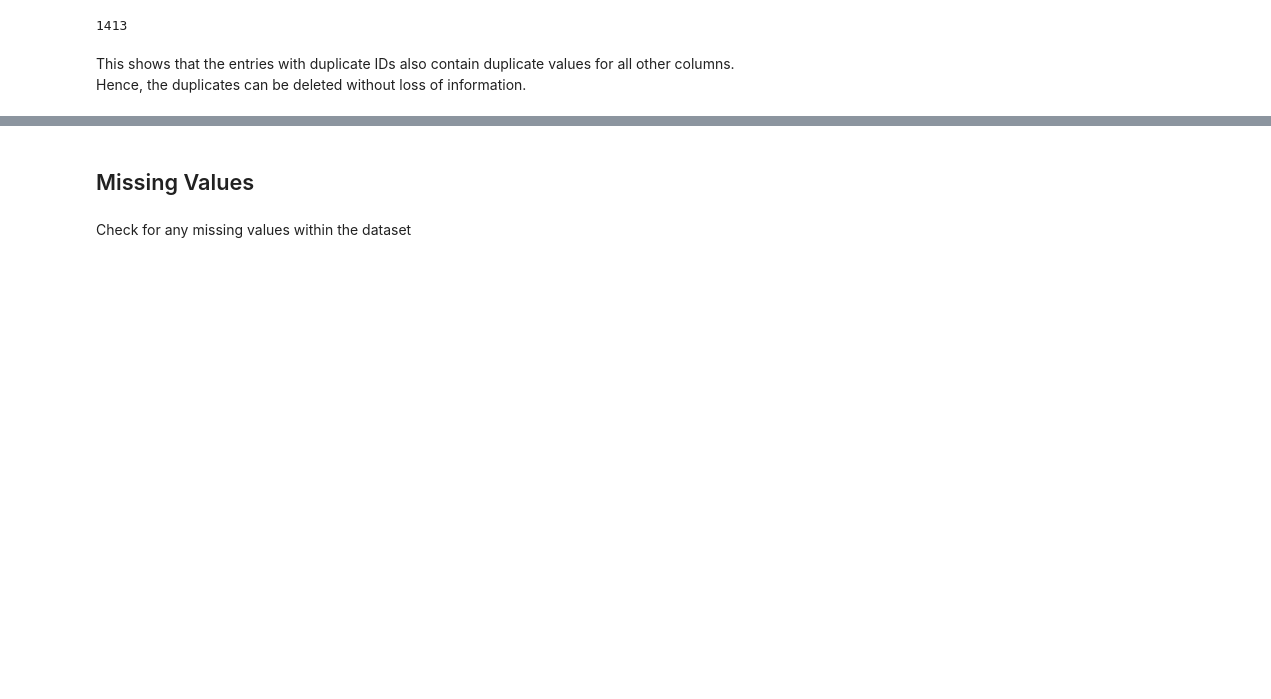
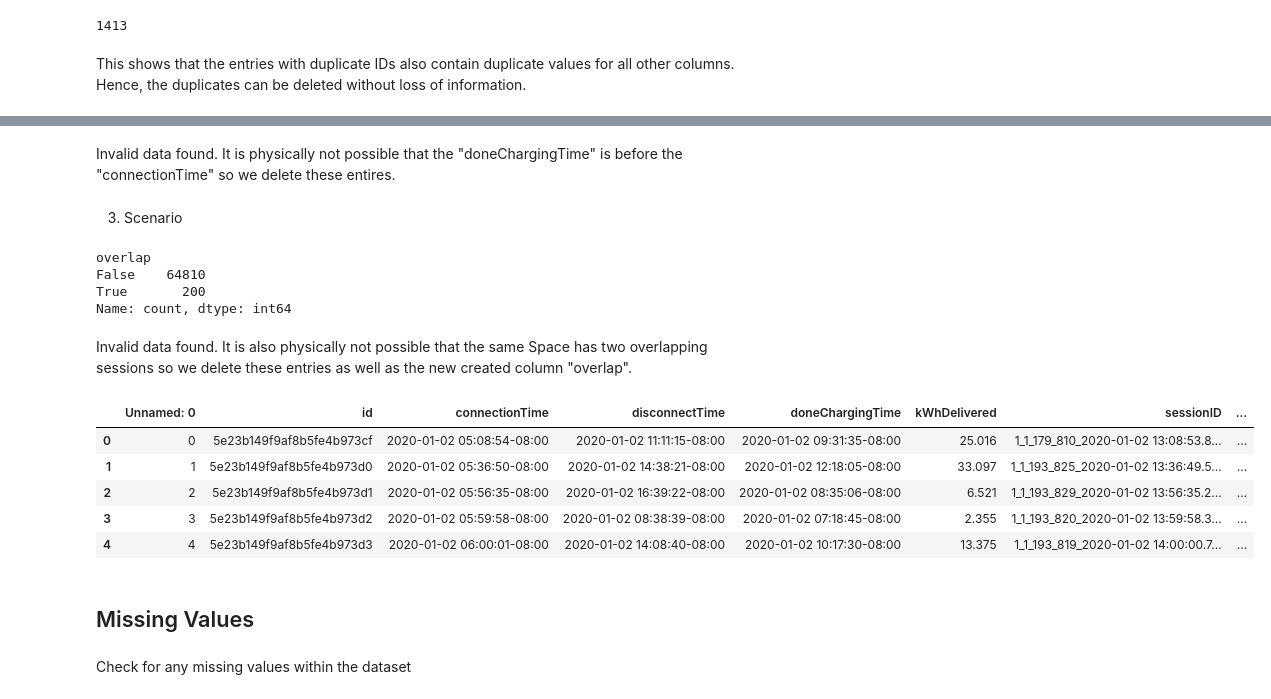
Before and after one commit to JakobJetter/AA_Project_WS2526, a Jupyter notebook: 01_Data_Preparation/data_preparation_felix.ipynb, the cells around one changed output, grey strips where cells are left out. Drawn from its saved outputs; the diff is of its cells as text; code cells hidden in the pictures; blank space fills up the shorter version.

```diff
--- a/01_Data_Preparation/data_preparation_felix.ipynb
+++ b/01_Data_Preparation/data_preparation_felix.ipynb
@@ -47,0 +52,18 @@ memory usage: 6.6+ MB
+# %%
+date_columns = ["connectionTime", "disconnectTime", "doneChargingTime"]
+
+for data in date_columns:
+    charging_data[data] = pd.to_datetime(charging_data[data])
+
+def convert_to_local(row):
+    tz = row["timezone"]
+    for col in date_columns:
+        ts = row[col]
+        if pd.isna(ts):
+            continue
+        row[col] = ts.tz_convert(tz)
+    return row
+
+charging_data = charging_data.apply(convert_to_local, axis=1)
+
+charging_data.info()
@@ -126,3 +196,35 @@ memory usage: 6.9+ MB
+# %% [markdown]
+Invalid data found. It is physically not possible that the "doneChargingTime" is before the "connectionTime" so we delete these entires.
+# %%
+charging_data.drop(charging_data[charging_data["connectionTime"] > charging_data["doneChargingTime"]].index, inplace = True)
+# %% [markdown]
+3. Scenario
+# %%
+charging_data["next_connection"] = charging_data.groupby("spaceID")["connectionTime"].shift(-1)
+charging_data["next_disconnect"] = charging_data.groupby("spaceID")["disconnectTime"].shift(-1)
+
+charging_data["overlap"] = charging_data["disconnectTime"] > charging_data["next_connection"]
+charging_data["overlap"].value_counts()
+# %% [output]
+overlap
+False    64810
+True       200
+Name: count, dtype: int64
+# %% [markdown]
+Invalid data found. It is also physically not possible that the same Space has two overlapping sessions so we delete these entries as well as the new created column "overlap".
+# %%
+charging_data.drop(charging_data[charging_data["overlap"]].index, inplace=True)
+
+charging_data.drop(columns="overlap", inplace=True)
+
+charging_data.head()
+# %% [output]
+|  | Unnamed: 0 | id | connectionTime | disconnectTime | doneChargingTime | kWhDelivered | sessionID | ... |
+| 0 | 0 | 5e23b149f9af8b5fe4b973cf | 2020-01-02 05:08:54-08:00 | 2020-01-02 11:11:15-08:00 | 2020-01-02 09:31:35-08:00 | 25.016 | 1_1_179_810_2020-01-02 13:08:53.8... | ... |
+| 1 | 1 | 5e23b149f9af8b5fe4b973d0 | 2020-01-02 05:36:50-08:00 | 2020-01-02 14:38:21-08:00 | 2020-01-02 12:18:05-08:00 | 33.097 | 1_1_193_825_2020-01-02 13:36:49.5... | ... |
+| 2 | 2 | 5e23b149f9af8b5fe4b973d1 | 2020-01-02 05:56:35-08:00 | 2020-01-02 16:39:22-08:00 | 2020-01-02 08:35:06-08:00 | 6.521 | 1_1_193_829_2020-01-02 13:56:35.2... | ... |
+| 3 | 3 | 5e23b149f9af8b5fe4b973d2 | 2020-01-02 05:59:58-08:00 | 2020-01-02 08:38:39-08:00 | 2020-01-02 07:18:45-08:00 | 2.355 | 1_1_193_820_2020-01-02 13:59:58.3... | ... |
+| 4 | 4 | 5e23b149f9af8b5fe4b973d3 | 2020-01-02 06:00:01-08:00 | 2020-01-02 14:08:40-08:00 | 2020-01-02 10:17:30-08:00 | 13.375 | 1_1_193_819_2020-01-02 14:00:00.7... | ... |
 # %% [markdown]
 ## Missing Values
 # %% [markdown]
```
Also changed, not shown: parts of 20 cells of this notebook.
